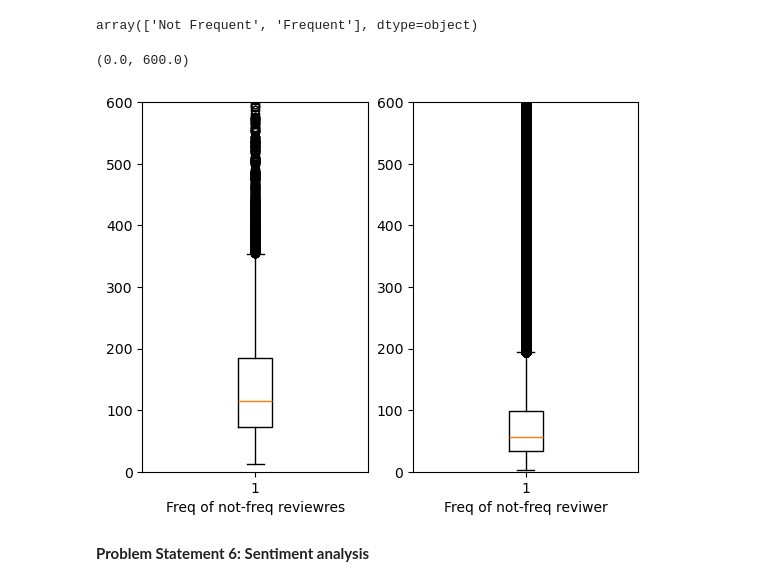
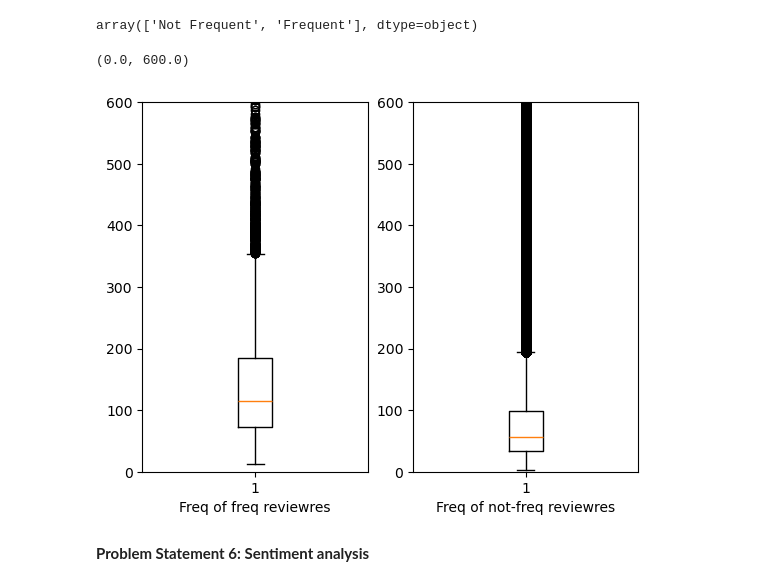
Before and after one commit to Pallab1995/amazon-review-sentiment-analysis, a Jupyter notebook: Amazon CustomerData_Analysis_Pallab.ipynb, the cells around one changed output. Cells and saved outputs as stored; diff of their text form; code cells hidden in the pictures.

```diff
--- a/Amazon CustomerData_Analysis_Pallab.ipynb
+++ b/Amazon CustomerData_Analysis_Pallab.ipynb
@@ -494,17 +494,17 @@ not_freq_df=data[data['viewer_type']=='Not Frequent']
 # %%
 fig= plt.figure()
 ax1=fig.add_subplot(121)
 ax1.boxplot(freq_df['Text_length'])
-ax1.set_xlabel('Freq of not-freq reviewres')
+ax1.set_xlabel('Freq of freq reviewres')
 ax1.set_ylim(0,600)
 
 ax2=fig.add_subplot(122)
 ax2.boxplot(not_freq_df['Text_length'])
-ax2.set_xlabel("Freq of not-freq reviwer")
+ax2.set_xlabel("Freq of not-freq reviewres")
 ax2.set_ylim(0,600)
 # %% [output]
 (0.0, 600.0)
-[figure, old version]
+[figure, new version]
 # %% [markdown]
 **Problem Statement 6: Sentiment analysis**
 # %%
```
Also changed, not shown: parts of 4 cells of this notebook, 6 other files.
